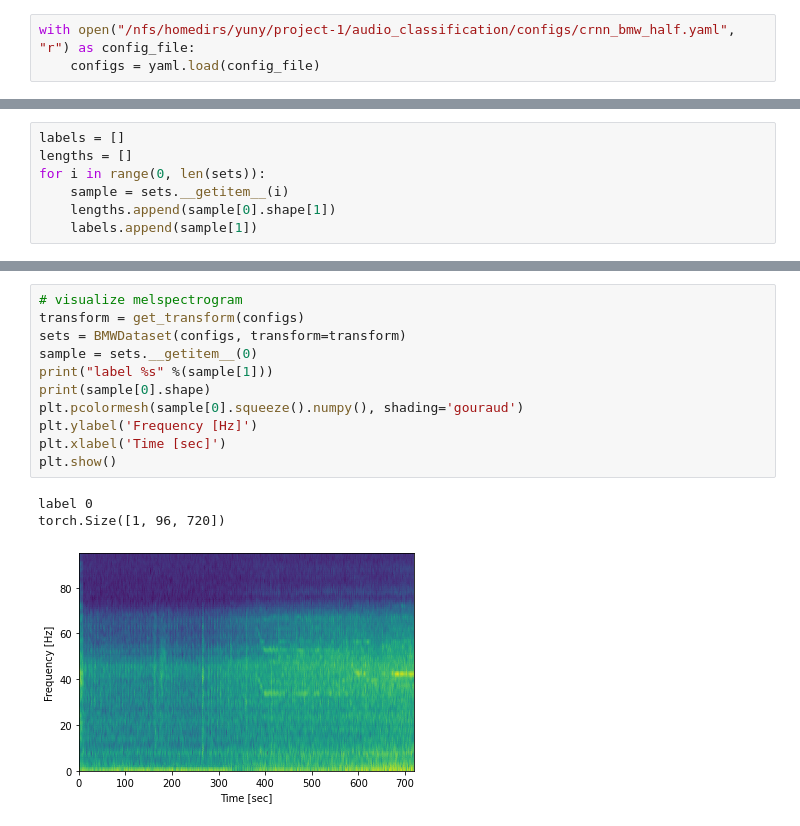
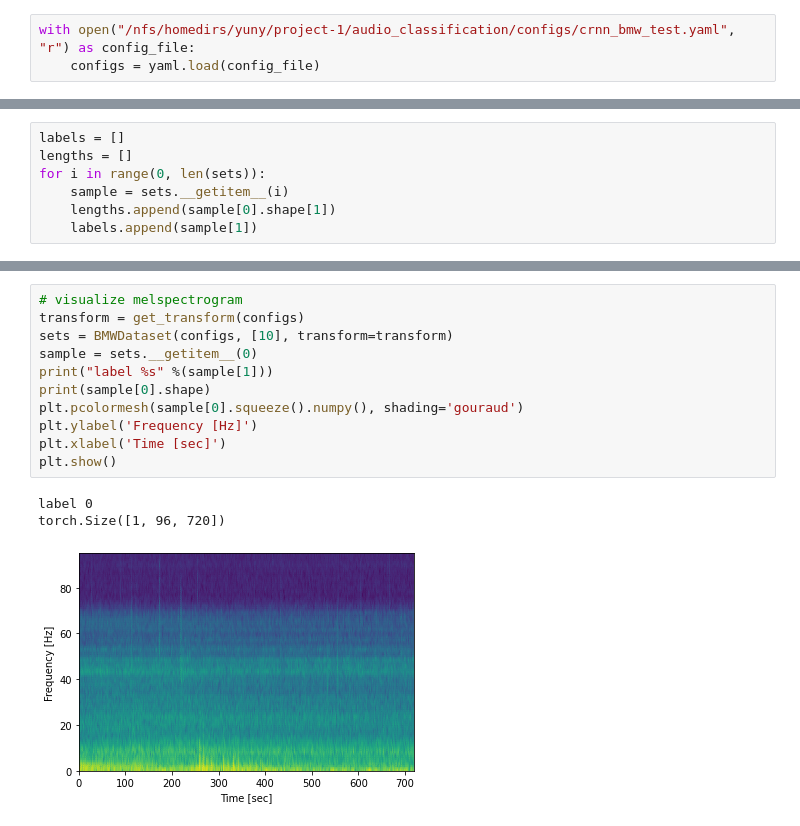
Before and after one commit to Vardanush/Robust-audio-classification, a Jupyter notebook: notebooks/eda_bmw_data.ipynb, the cells around one changed output, grey strips where cells are left out. Drawn from its saved outputs; the diff is of its cells as text.

```diff
--- a/notebooks/eda_bmw_data.ipynb
+++ b/notebooks/eda_bmw_data.ipynb
@@ -12,6 +12,6 @@ from audio_classification.tools import get_transform
 # %% [output]
 Training on device cuda.
 # %%
-with open("/nfs/homedirs/yuny/project-1/audio_classification/configs/crnn_bmw_half.yaml", "r") as config_file:
+with open("/nfs/homedirs/yuny/project-1/audio_classification/configs/crnn_bmw_test.yaml", "r") as config_file:
     configs = yaml.load(config_file)
 # %%
@@ -44,15 +49,15 @@ plt.show()
 # %%
 # visualize melspectrogram
 transform = get_transform(configs)
-sets = BMWDataset(configs, transform=transform)
+sets = BMWDataset(configs, [10], transform=transform)
 sample = sets.__getitem__(0)
 print("label %s" %(sample[1]))
 print(sample[0].shape)
 plt.pcolormesh(sample[0].squeeze().numpy(), shading='gouraud')
 plt.ylabel('Frequency [Hz]')
 plt.xlabel('Time [sec]')
 plt.show()
 # %% [output]
 label 0
 torch.Size([1, 96, 720])
-[figure, old version]
+[figure, new version]
```
Also changed, not shown: parts of 3 cells of this notebook, 5 other files.
